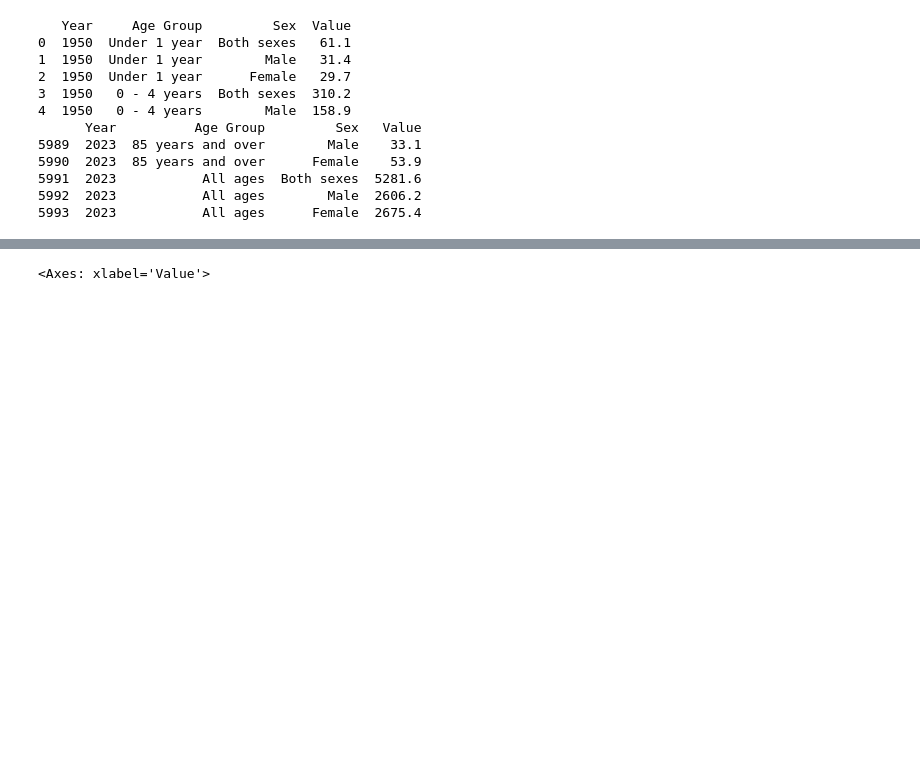
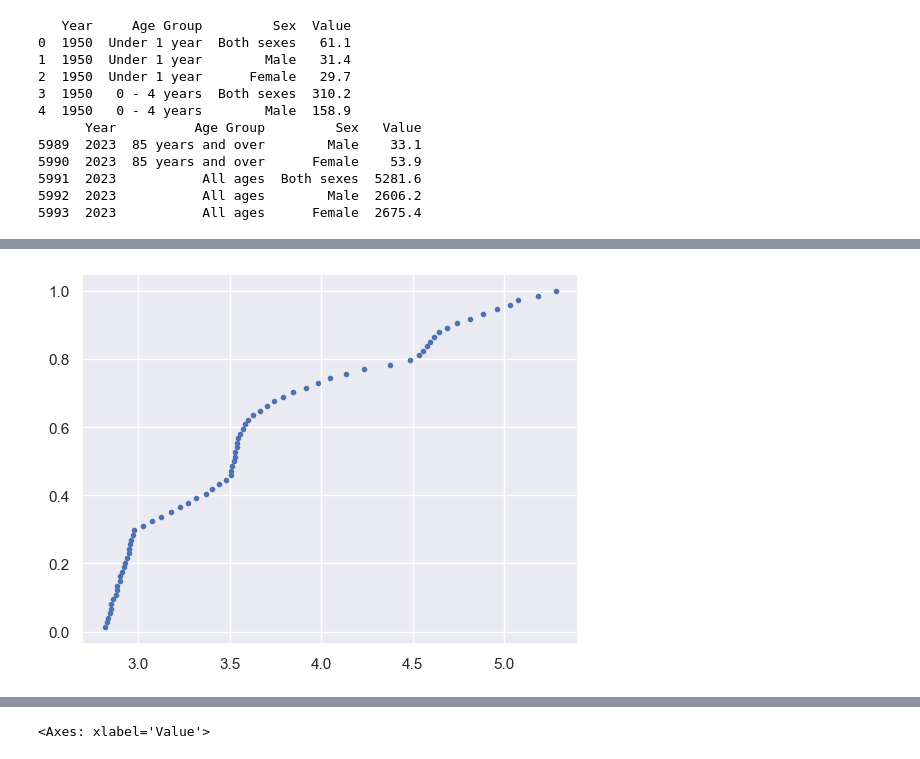
Before and after one commit to TunahanINCE/Population-in-Ireland, a Jupyter notebook: CA-1.ipynb, the cells around one changed output, grey strips where cells are left out. Cells and saved outputs as stored; diff of their text form; code cells hidden in the pictures; blank space fills up the shorter version.

```diff
--- a/CA-1.ipynb
+++ b/CA-1.ipynb
@@ -393,3 +334,9 @@ year_1950.head(27)
+# %%
+def ecdf(data):
+    n = len(data)
+    x = np.sort(data)
+    y = np.arange(1, n+1) / n
+    return x,y
 # %%
 total_value = year_1950['Value'].sum()
 print("Toplam Değer:", total_value)
@@ -424,0 +343,4 @@ dtype: int64
+# %%
+a=df[(df["Sex"]=="Both sexes") & (df["Age Group"]=="All ages")]
+#a=a[a["Year"]>=1990]
+a
@@ -424,0 +361,3 @@ dtype: int64
+# %%
+a["Value"]=a["Value"]/1000
+a
@@ -424,0 +378,7 @@ dtype: int64
+# %%
+ x_total, y_year = ecdf(a["Value"])
+# %%
+plt.plot(x_total, y_year, marker=".", linestyle="none")
+plt.show()
+# %% [output]
+[figure, added]
```
Also changed, not shown: parts of 76 cells of this notebook.
